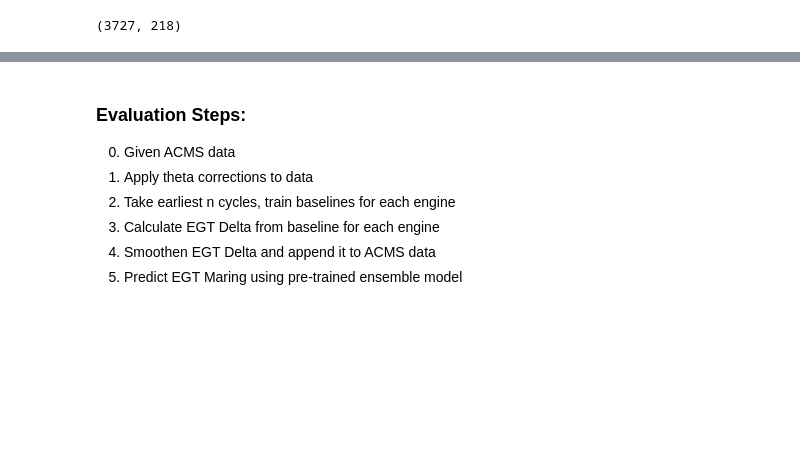
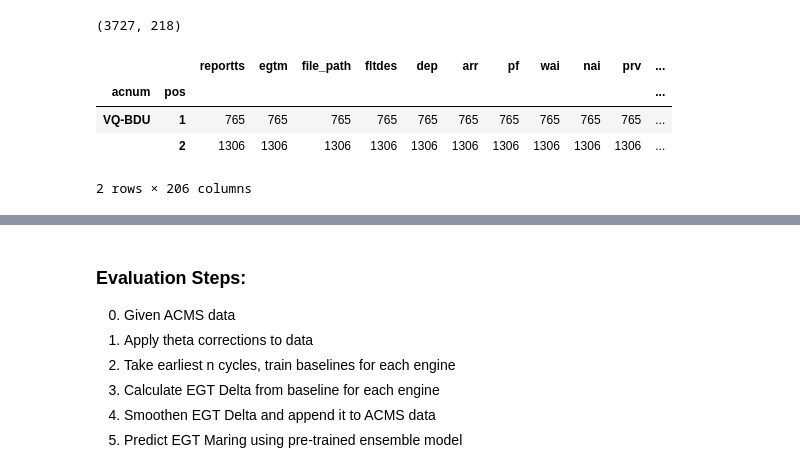
Before and after one commit to skeptlk/ecm, a Jupyter notebook: ex13_early_baselines.ipynb, the cells around one changed output, grey strips where cells are left out. Drawn from its saved outputs; the diff is of its cells as text; code cells hidden in the pictures; blank space fills up the shorter version.

```diff
--- a/ex13_early_baselines.ipynb
+++ b/ex13_early_baselines.ipynb
@@ -35,4 +36,12 @@ data = add_egt_delta_to_dataset(
 )
+# %%
+bdu.groupby(['acnum', 'pos']).count()
+# %% [output]
+|  |  | reportts | egtm | file_path | fltdes | dep | arr | pf | wai | nai | prv | ... |
+| acnum | pos |  |  |  |  |  |  |  |  |  |  | ... |
+| VQ-BDU | 1 | 765 | 765 | 765 | 765 | 765 | 765 | 765 | 765 | 765 | 765 | ... |
+|  | 2 | 1306 | 1306 | 1306 | 1306 | 1306 | 1306 | 1306 | 1306 | 1306 | 1306 | ... |
+2 rows × 206 columns
 # %%
 import matplotlib.pyplot as plt
 
```
Also changed, not shown: parts of 6 cells of this notebook, 2 other files.
